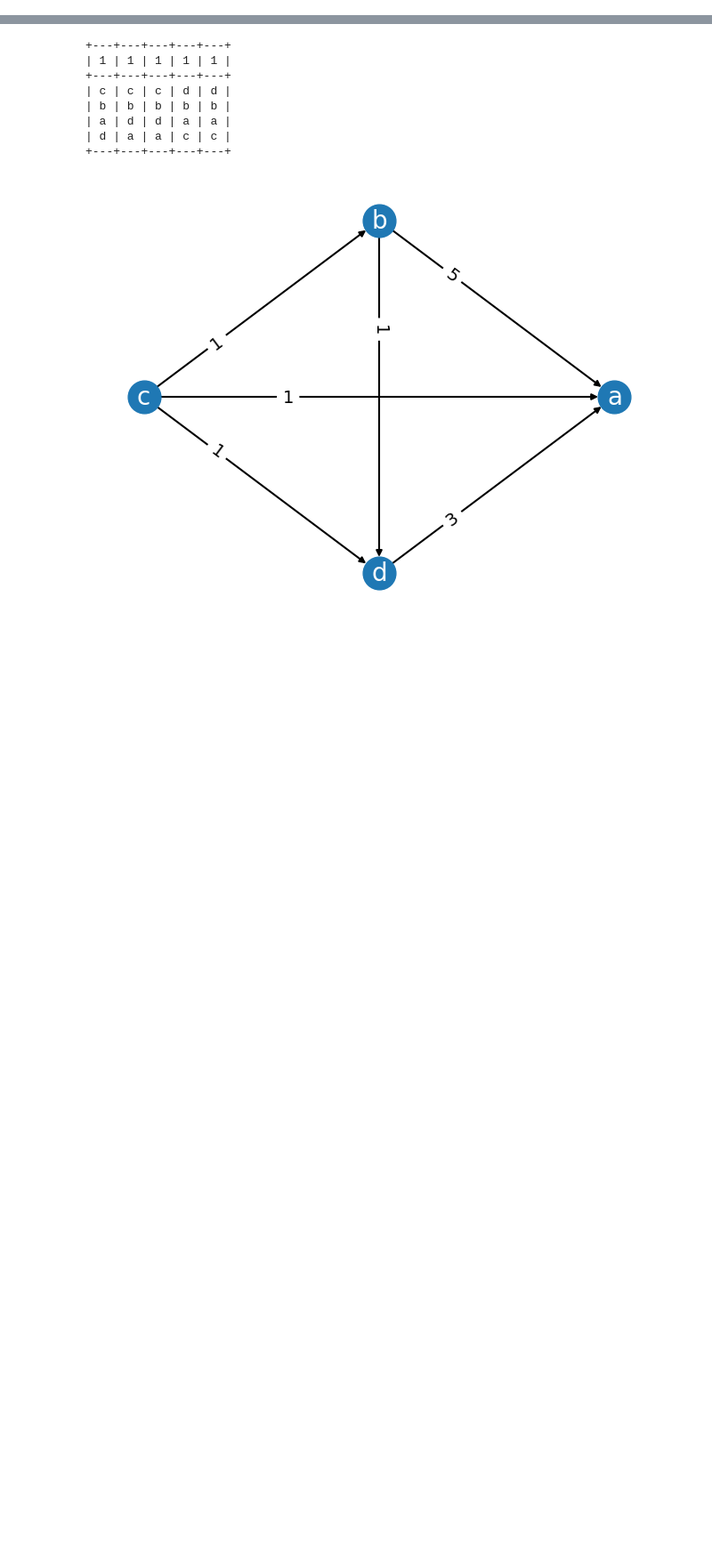
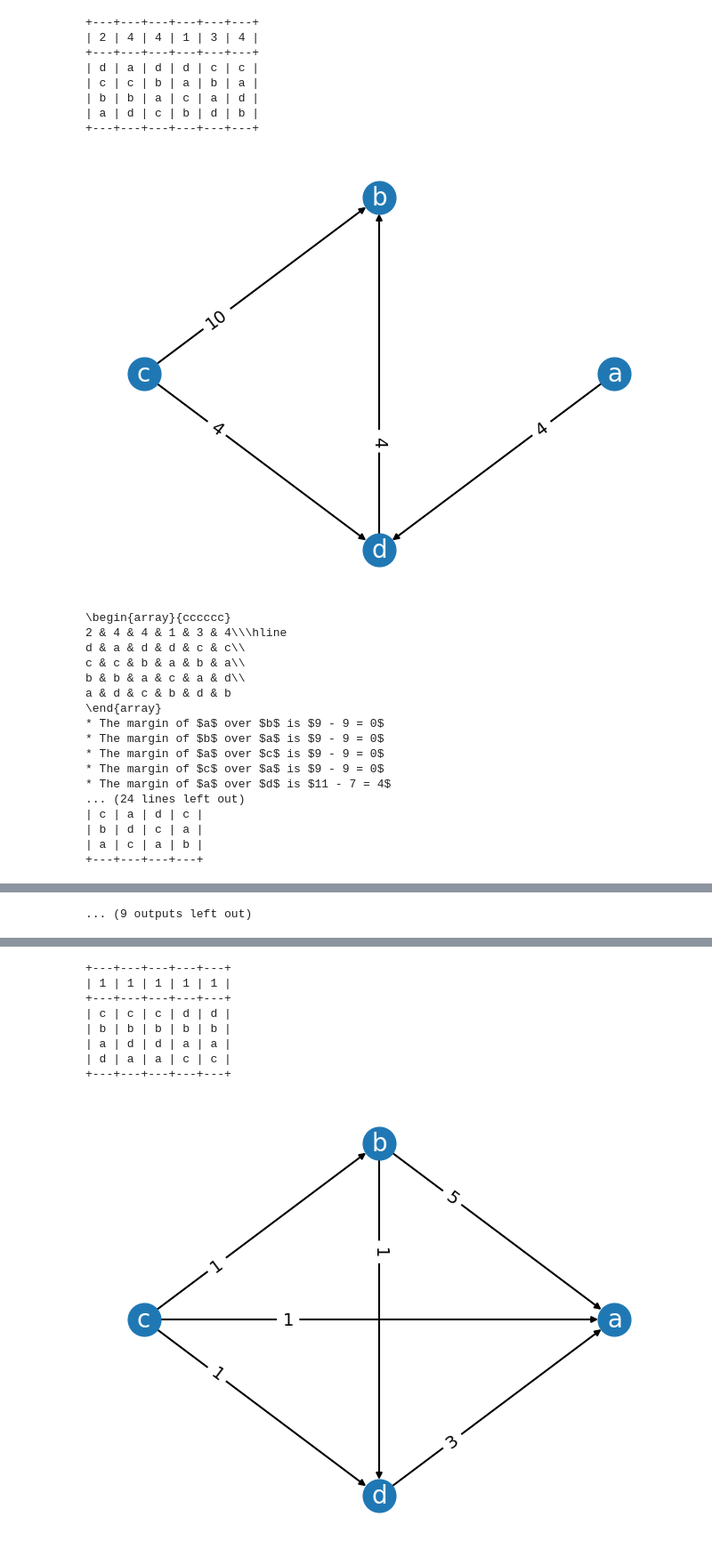
Before and after one commit to voting-tools/pref_voting, a Jupyter notebook: pref_voting_testing.ipynb, the cells around one changed output, grey strips where cells are left out. Shown at 89% size. Drawn from its saved outputs; the diff is of its cells as text; code cells hidden in the pictures; blank space fills up the shorter version.

```diff
--- a/pref_voting_testing.ipynb
+++ b/pref_voting_testing.ipynb
@@ -12,0 +35,68 @@ from pref_voting.axioms import *
+# %%
+def to_quarto(prof, cmap = None, curr_cands = None):
+
+    cmap = cmap if cmap is not None else prof.cmap
+    rankings = prof._rankings if curr_cands is None else _find_updated_profile(prof._rankings, np.array([c for c in prof.candidates if c not in curr_cands]), len(prof.candidates))
+
+    cs = 'c' * len(prof._rcounts)
+
+    latex_str = "\\begin{array}{" + str(cs) + "}\n"
+    latex_str += " & ".join([f"{rc}" for rc in prof._rcounts]) + "\\\\\hline \n"
+    latex_str +=  "\\\\ \n".join([" & ".join([f"{cmap[c]}" for c in cs])  for cs in rankings.transpose()])
+    latex_str += "\n\\end{array}"
+
+    return latex_str
+# %%
+from itertools import combinations
+
+for t in range(10):
+
+    num_cands = random.choice([3, 4, 4, 4])
+
+    prof = generate_profile(num_cands, 50)
+
+    cmap = {0: 'a', 1: 'b', 2: 'c', 3: 'd'}
+
+    num_rankings = random.choice([3, 4, 5, 6])
+    prof_smaller = Profile(prof.anonymize().ranking_types[0:num_rankings], list(prof.anonymize()._rcounts)[0:num_rankings], cmap=cmap)
+
+    prof_smaller.display()
+
+    prof_smaller.display_margin_graph()
+    print(to_quarto(prof_smaller, cmap=cmap))
+
+    for c1, c2 in combinations(prof_smaller.candidates, 2):
+        print(f"* The margin of ${cmap[c1]}$ over ${cmap[c2]}$ is ${prof_smaller.support(c1, c2)} - {prof_smaller.support(c2, c1)} = {prof_smaller.margin(c1, c2)}$")
+        print(f"* The margin of ${cmap[c2]}$ over ${cmap[c1]}$ is ${prof_smaller.support(c2, c1)} - {prof_smaller.support(c1, c2)} = {prof_smaller.margin(c2, c1)}$")
+
+    print("\nThe margin graph is:")
+    print(prof_smaller.margin_graph().to_latex(cmap=cmap))
+
+print("\n\n--------\n\n")
+# %% [output]
++---+---+---+---+---+---+
+| 2 | 4 | 4 | 1 | 3 | 4 |
++---+---+---+---+---+---+
+| d | a | d | d | c | c |
+| c | c | b | a | b | a |
+| b | b | a | c | a | d |
+| a | d | c | b | d | b |
++---+---+---+---+---+---+
+[figure, added]
+\begin{array}{cccccc}
+2 & 4 & 4 & 1 & 3 & 4\\\hline
+d & a & d & d & c & c\\
+c & c & b & a & b & a\\
+b & b & a & c & a & d\\
+a & d & c & b & d & b
+\end{array}
+* The margin of $a$ over $b$ is $9 - 9 = 0$
+* The margin of $b$ over $a$ is $9 - 9 = 0$
+* The margin of $a$ over $c$ is $9 - 9 = 0$
+* The margin of $c$ over $a$ is $9 - 9 = 0$
+* The margin of $a$ over $d$ is $11 - 7 = 4$
+... (24 lines left out)
+| c | a | d | c |
+| b | d | c | a |
+| a | c | a | b |
++---+---+---+---+
@@ -13,3 +176,4 @@ from pref_voting.axioms import *
+... (9 outputs left out)
 # %%
 mg = generate_margin_graph(5)
 mg.display()
```
Also changed, not shown: parts of 4 cells of this notebook, 14 other files.
